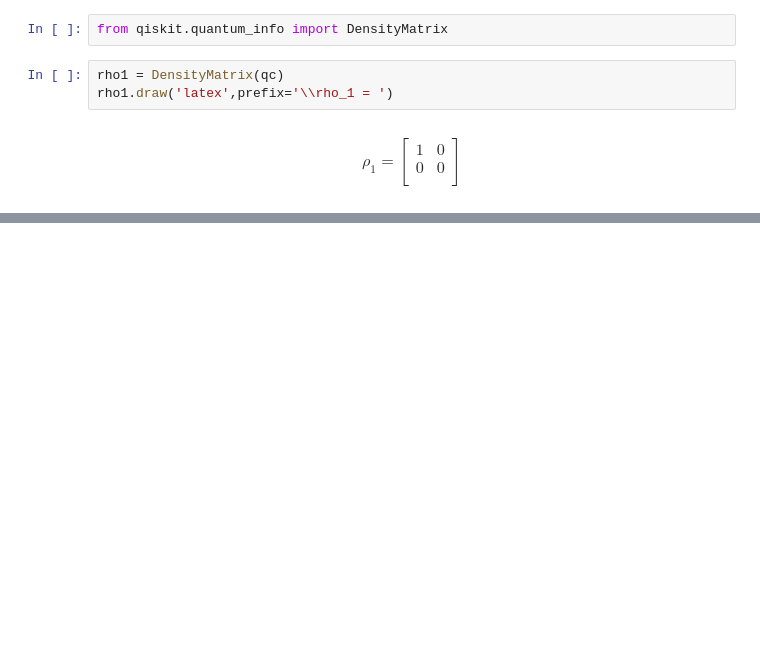
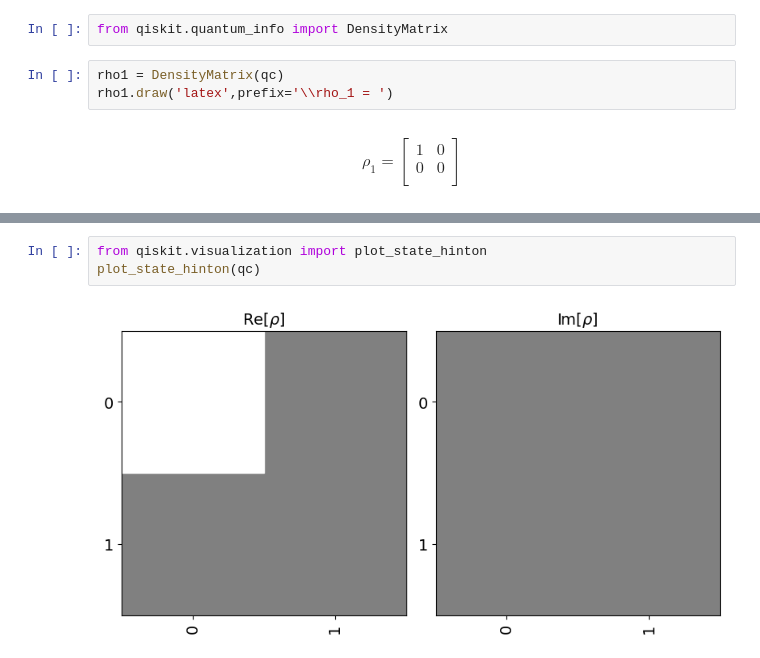
Before and after one commit to A-Hashemiann/Quantum_Information_Computation, a Jupyter notebook: Quantum_Computing/Pauli_X.ipynb, the cells around one changed output, grey strips where cells are left out. Drawn from its saved outputs; the diff is of its cells as text; blank space fills up the shorter version.

```diff
--- a/Quantum_Computing/Pauli_X.ipynb
+++ b/Quantum_Computing/Pauli_X.ipynb
@@ -35,0 +41,5 @@ $$
+# %%
+from qiskit.visualization import plot_state_hinton
+plot_state_hinton(qc)
+# %% [output]
+[figure, added]
```
Also changed, not shown: parts of 1 cell of this notebook.
